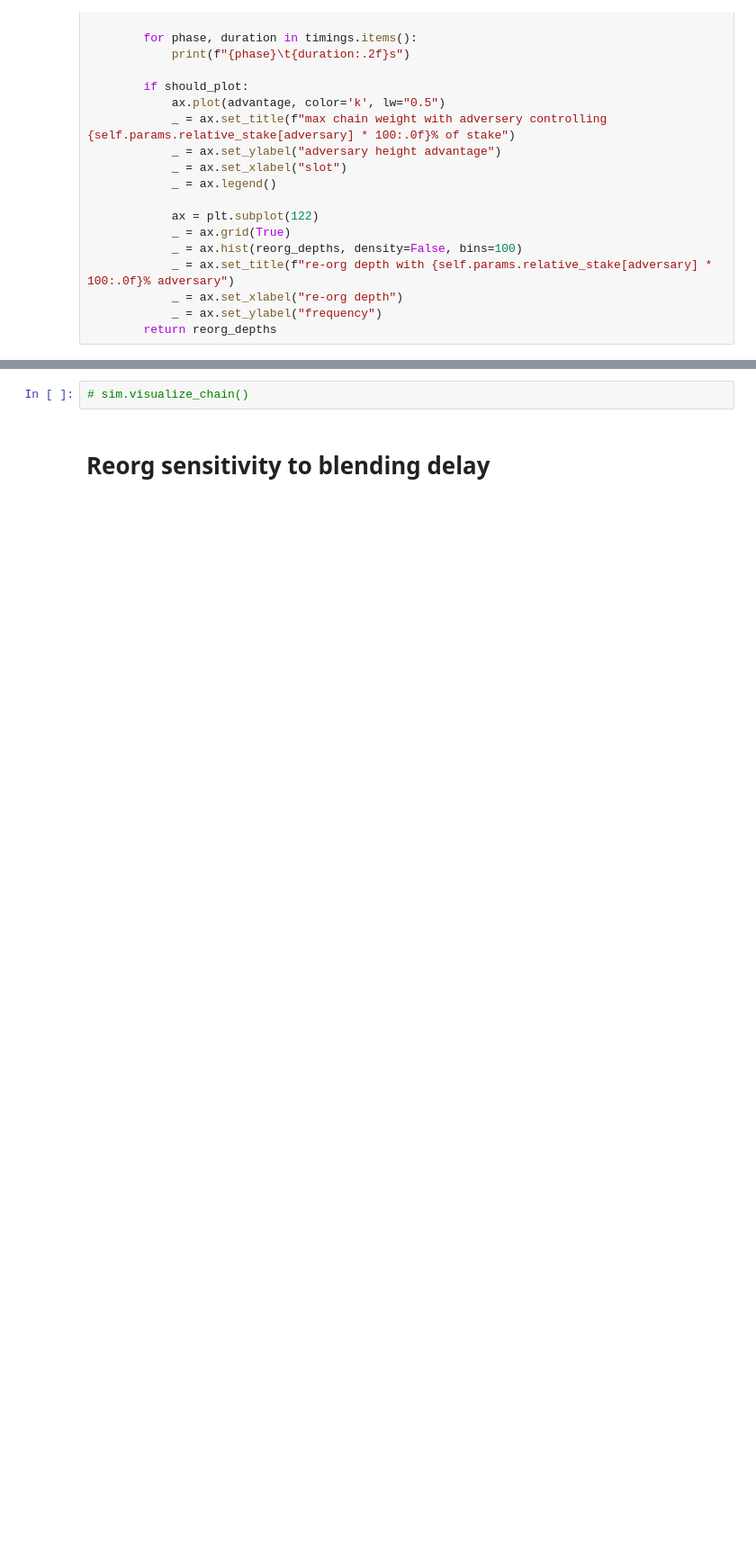
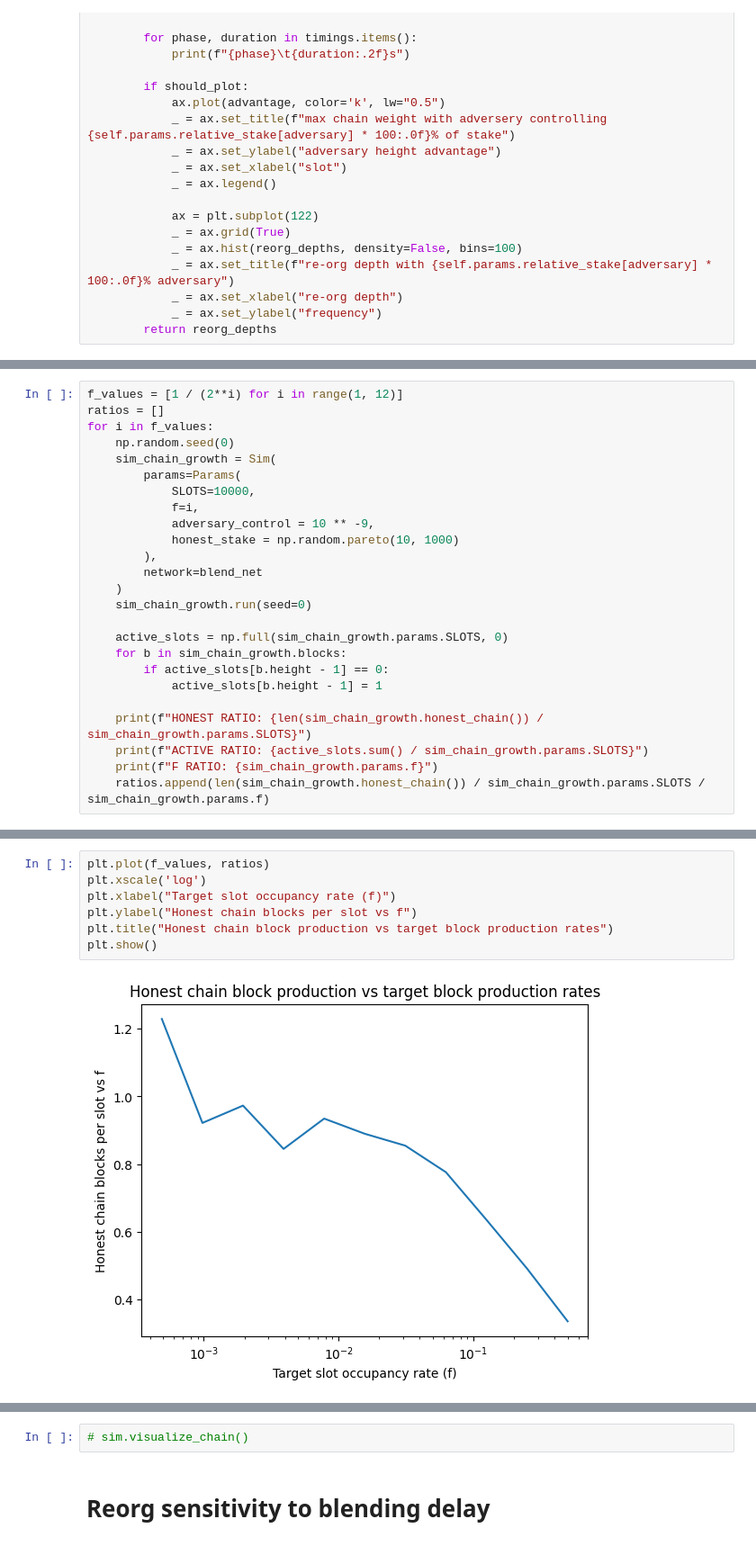
Before and after one commit to logos-co/nomos-pocs, a Jupyter notebook: cryptarchia/longest-chain-cryptarchia.ipynb, the cells around one changed output, grey strips where cells are left out. Shown at 90% size. Cells and saved outputs as stored; diff of their text form; blank space fills up the shorter version.

```diff
--- a/cryptarchia/longest-chain-cryptarchia.ipynb
+++ b/cryptarchia/longest-chain-cryptarchia.ipynb
@@ -428,0 +429,25 @@ Wall time: 26.3 ms
+# %%
+f_values = [1 / (2**i) for i in range(1, 12)]
+ratios = []
+for i in f_values:
+    np.random.seed(0)
+    sim_chain_growth = Sim(
+        params=Params(
+            SLOTS=10000,
+            f=i,
+            adversary_control = 10 ** -9,
+            honest_stake = np.random.pareto(10, 1000)
+        ),
+        network=blend_net
+    )
+    sim_chain_growth.run(seed=0)
+
+    active_slots = np.full(sim_chain_growth.params.SLOTS, 0)
+    for b in sim_chain_growth.blocks:
+        if active_slots[b.height - 1] == 0:
+            active_slots[b.height - 1] = 1
+
+    print(f"HONEST RATIO: {len(sim_chain_growth.honest_chain()) / sim_chain_growth.params.SLOTS}")
+    print(f"ACTIVE RATIO: {active_slots.sum() / sim_chain_growth.params.SLOTS}")
+    print(f"F RATIO: {sim_chain_growth.params.f}")
+    ratios.append(len(sim_chain_growth.honest_chain()) / sim_chain_growth.params.SLOTS / sim_chain_growth.params.f)
@@ -428,0 +472,9 @@ Wall time: 26.3 ms
+# %%
+plt.plot(f_values, ratios)
+plt.xscale('log')
+plt.xlabel("Target slot occupancy rate (f)")
+plt.ylabel("Honest chain blocks per slot vs f")
+plt.title("Honest chain block production vs target block production rates")
+plt.show()
+# %% [output]
+[figure, added]
```
Also changed, not shown: parts of 12 cells of this notebook, 1 other file.
